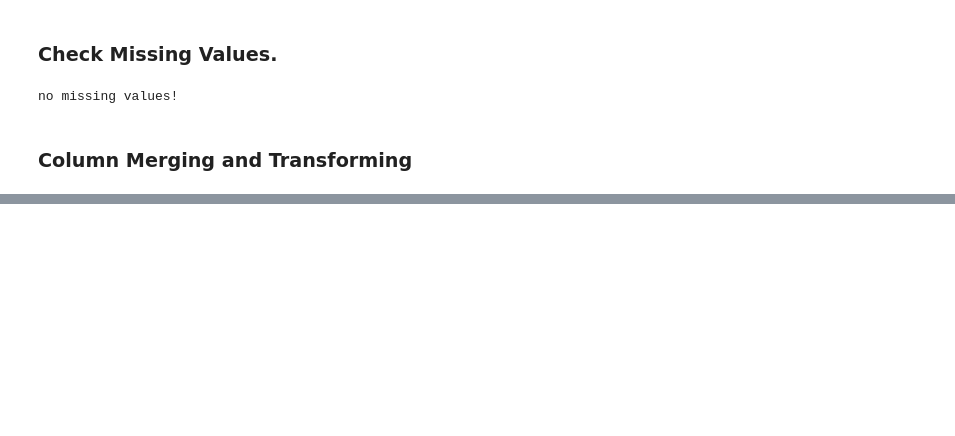
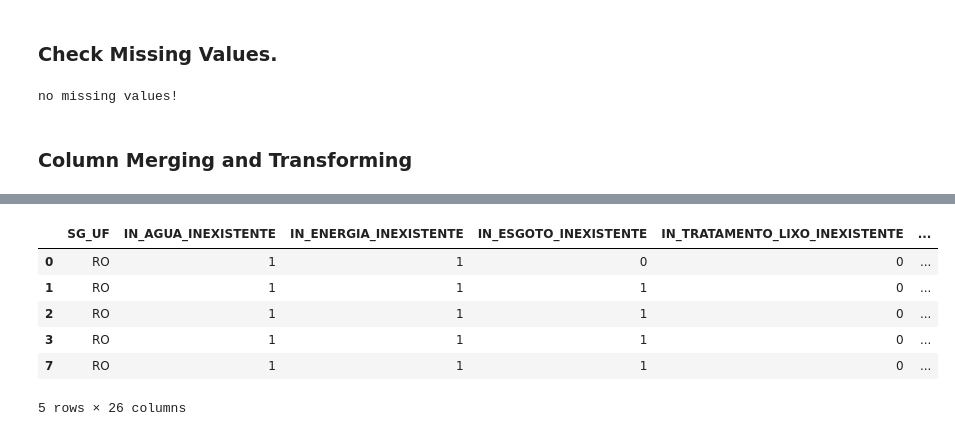
Before and after one commit to ceschini/inep-structure-vs-grades, a Jupyter notebook: inep-preprocess.ipynb, the cells around one changed output, grey strips where cells are left out. Drawn from its saved outputs; the diff is of its cells as text; code cells hidden in the pictures; blank space fills up the shorter version.

```diff
--- a/inep-eda.ipynb
+++ b/inep-preprocess.ipynb
@@ -165,0 +183,11 @@ df
+# %%
+df = invert_booleans(df, ['IN_AGUA_INEXISTENTE', 'IN_ENERGIA_INEXISTENTE', 'IN_ESGOTO_INEXISTENTE', 'IN_TRATAMENTO_LIXO_INEXISTENTE', 'IN_ORGAO_NENHUM'])
+df.head()
+# %% [output]
+|  | SG_UF | IN_AGUA_INEXISTENTE | IN_ENERGIA_INEXISTENTE | IN_ESGOTO_INEXISTENTE | IN_TRATAMENTO_LIXO_INEXISTENTE | ... |
+| 0 | RO | 1 | 1 | 0 | 0 | ... |
+| 1 | RO | 1 | 1 | 1 | 0 | ... |
+| 2 | RO | 1 | 1 | 1 | 0 | ... |
+| 3 | RO | 1 | 1 | 1 | 0 | ... |
+| 7 | RO | 1 | 1 | 1 | 0 | ... |
+5 rows × 26 columns
```
Also changed, not shown: parts of 13 cells of this notebook, 3 other files.
